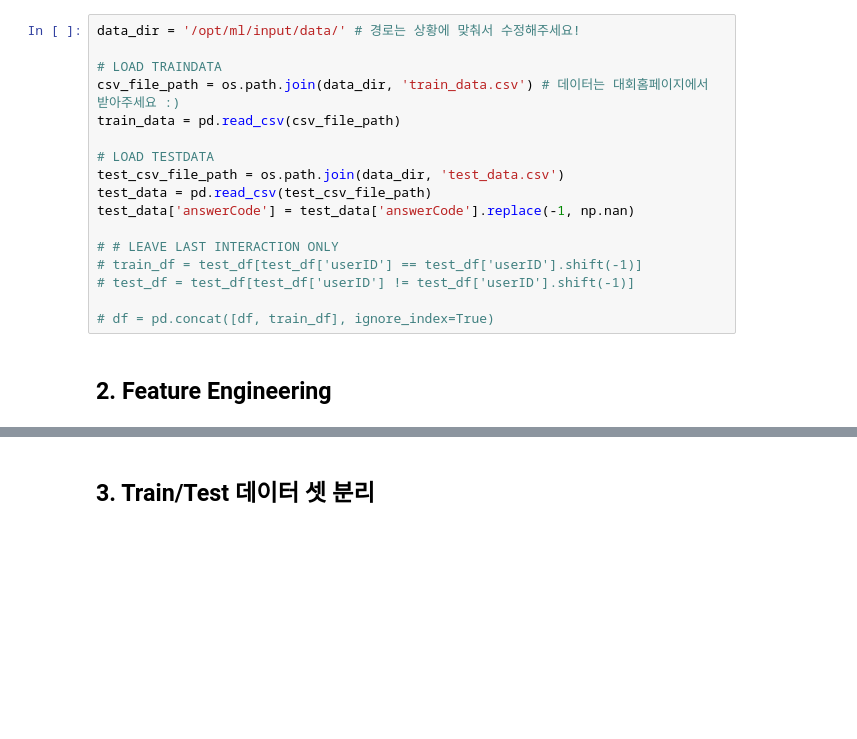
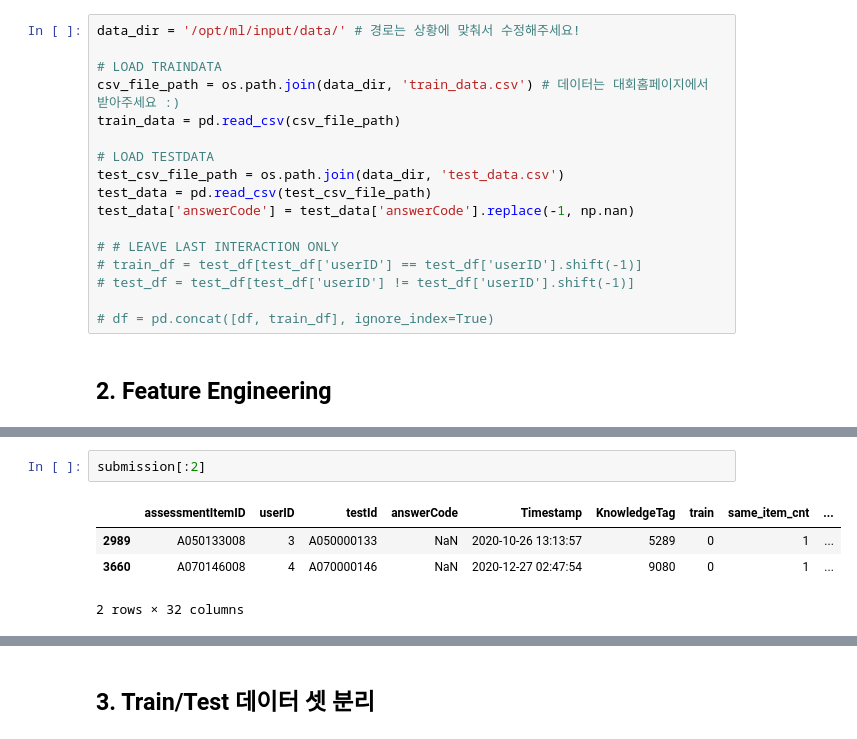
Before and after one commit to boostcampaitech4lv23recsys2/level2_dkt_recsys-level2-recsys-10, a Jupyter notebook: code/LGBMFE_mofified.ipynb, the cells around one changed output, grey strips where cells are left out. Saved outputs shown, nothing was run; the diff lists cells and outputs as text; blank space fills up the shorter version.

```diff
--- a/code/LGBMFE_mofified.ipynb
+++ b/code/LGBMFE_mofified.ipynb
@@ -179,3 +200,10 @@ display(submission)
+# %%
+submission[:2]
+# %% [output]
+|  | assessmentItemID | userID | testId | answerCode | Timestamp | KnowledgeTag | train | same_item_cnt | ... |
+| 2989 | A050133008 | 3 | A050000133 | NaN | 2020-10-26 13:13:57 | 5289 | 0 | 1 | ... |
+| 3660 | A070146008 | 4 | A070000146 | NaN | 2020-12-27 02:47:54 | 9080 | 0 | 1 | ... |
+2 rows × 32 columns
 # %%
 df.columns
 # %% [output]
```
Also changed, not shown: parts of 12 cells of this notebook.
